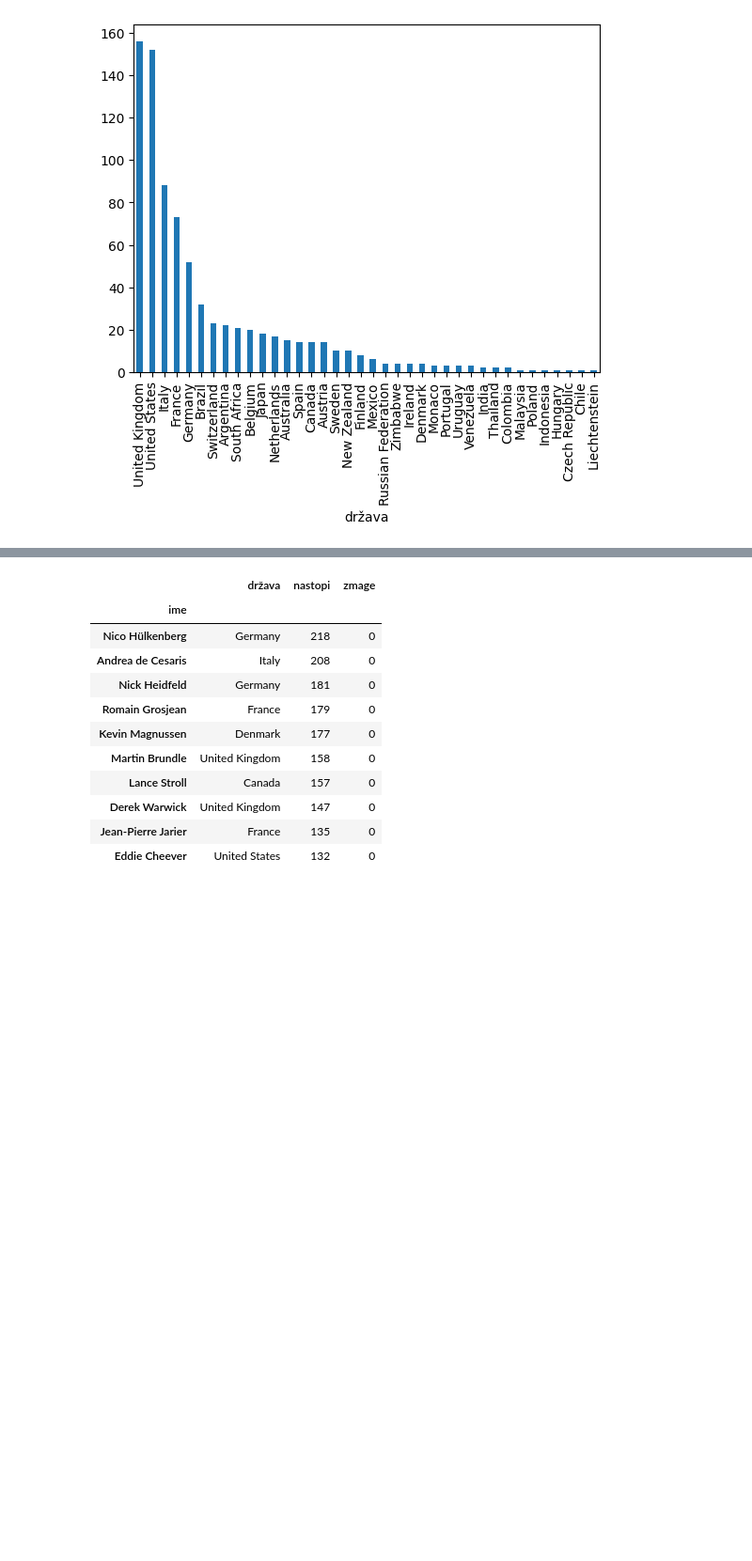
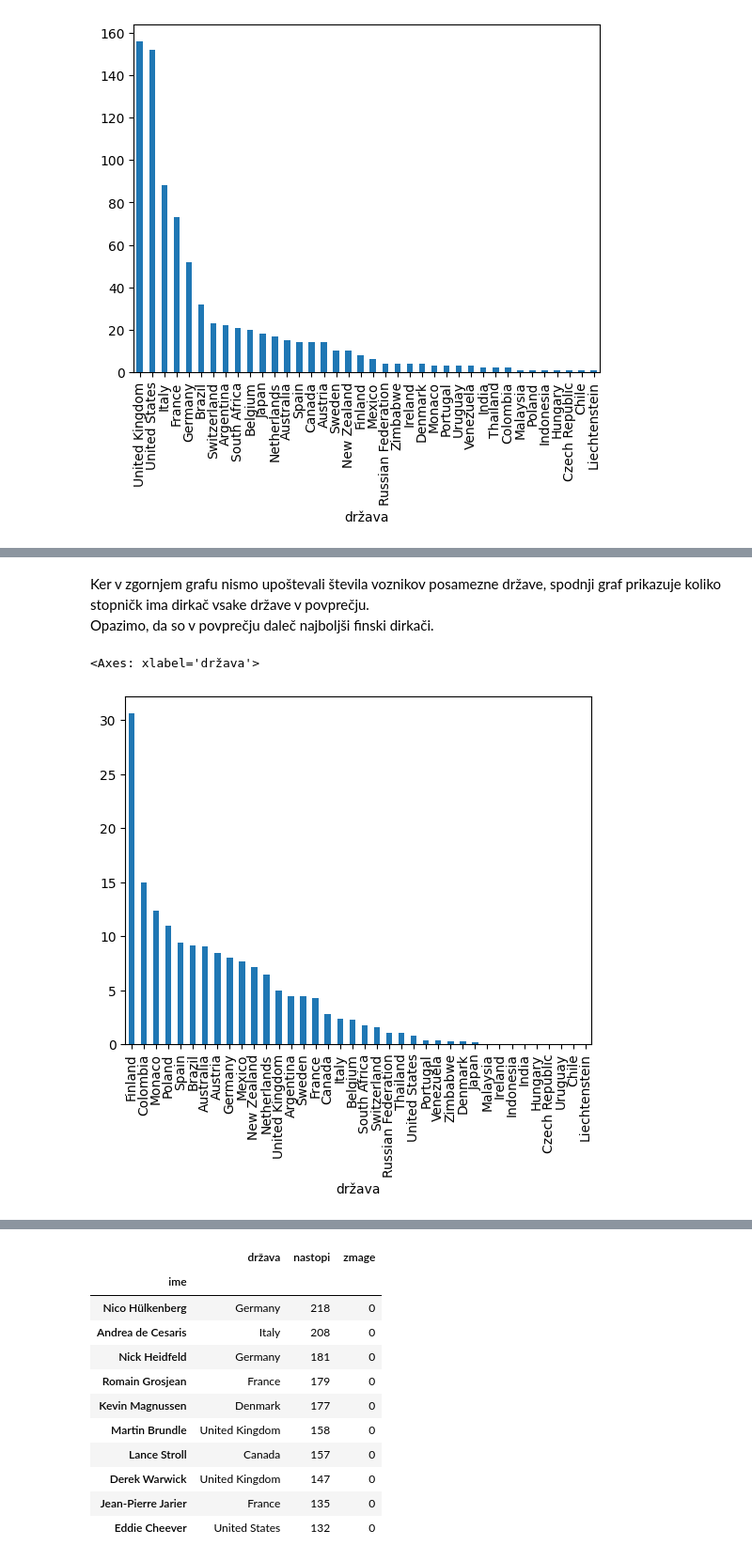
Before and after one commit to ZigaObradovic/F1_Vozniki, a Jupyter notebook: analiza_voznikov.ipynb, the cells around one changed output, grey strips where cells are left out. Shown: that part at 94% size. Drawn from its saved outputs; the diff is of its cells as text; code cells hidden in the pictures; blank space fills up the shorter version.

```diff
--- a/analiza_voznikov.ipynb
+++ b/analiza_voznikov.ipynb
@@ -53,0 +59,10 @@ zmage_po_drzavah.plot.bar()
+# %% [markdown]
+Ker v zgornjem grafu nismo upoštevali števila voznikov posamezne države, spodnji graf prikazuje koliko stopničk ima dirkač vsake države v povprečju.<br>
+ Opazimo, da so v povprečju daleč najboljši finski dirkači.
+# %%
+zmage_po_drzavah2 = VOZNIKI.groupby(by="država")["stopničke"].mean()
+zmage_po_drzavah2.sort_values(inplace= True,ascending=False)
+zmage_po_drzavah2.plot.bar()
+# %% [output]
+<Axes: xlabel='država'>
+[figure, added]
```
Also changed, not shown: parts of 23 cells of this notebook, 1 other file.
